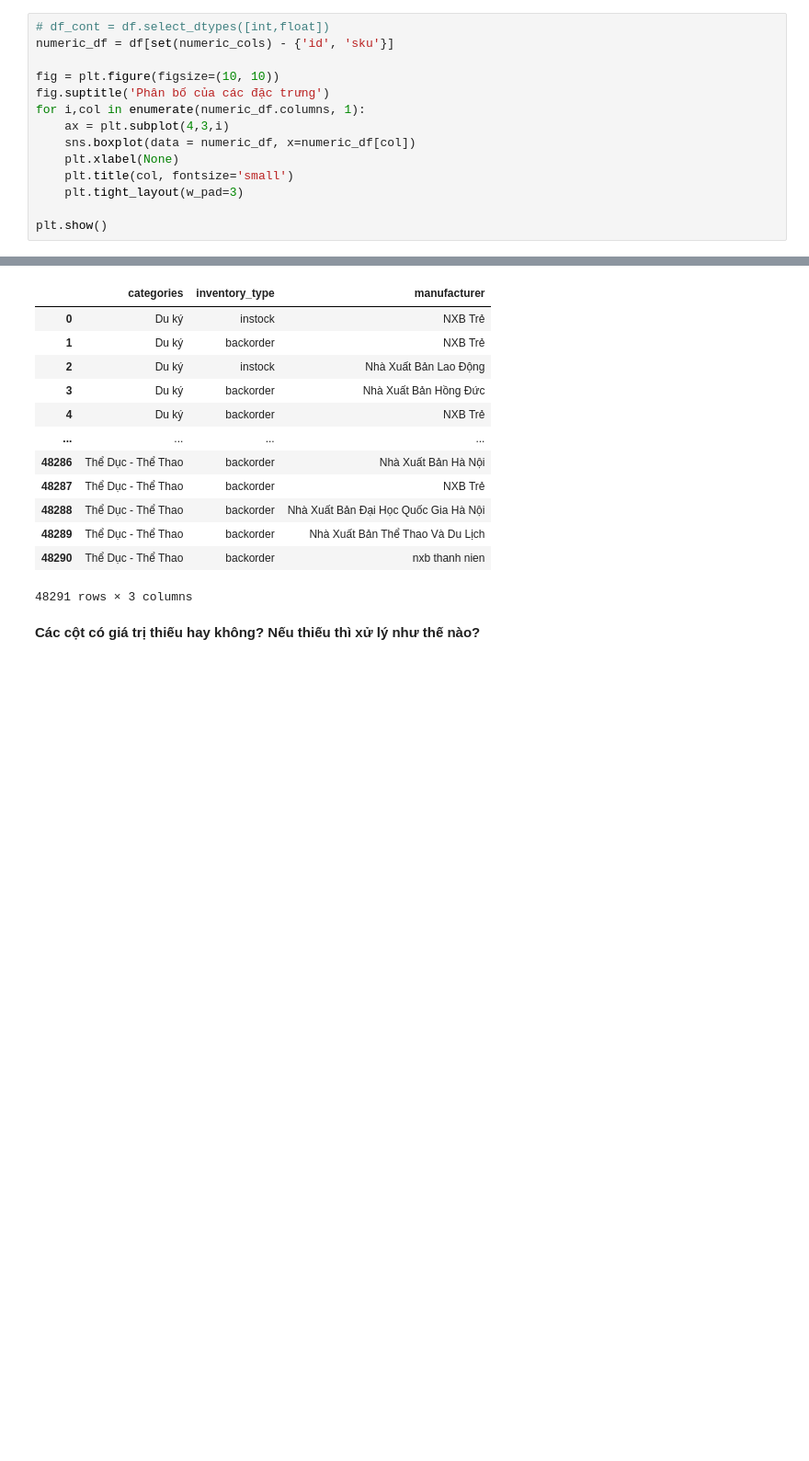
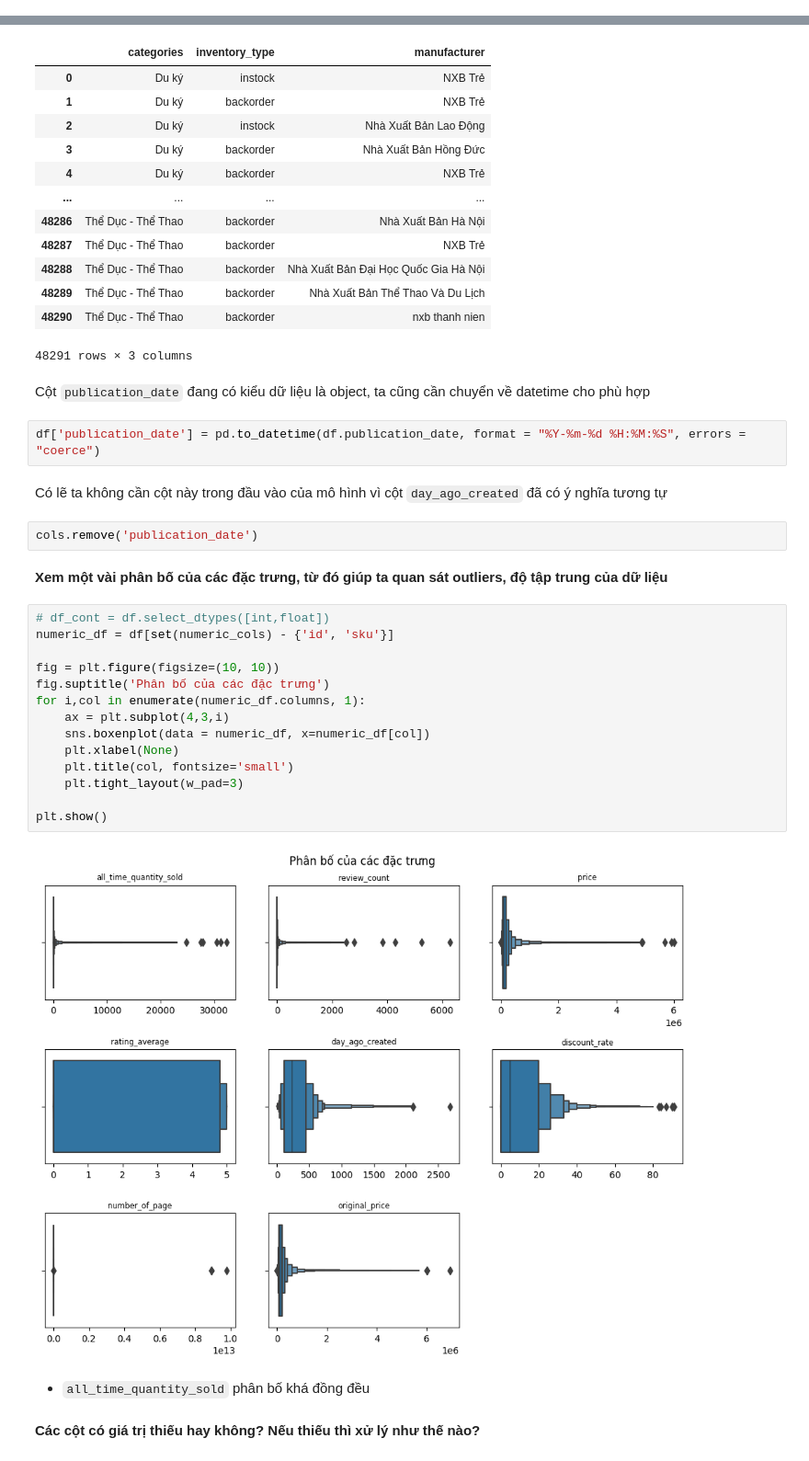
Before and after one commit to Miruku2201/NMKHDL_Final_Project, a Jupyter notebook: models.ipynb, the cells around one changed output, grey strips where cells are left out. Shown at 92% size. Saved outputs shown, nothing was run; the diff lists cells and outputs as text; blank space fills up the shorter version.

```diff
--- a/models.ipynb
+++ b/models.ipynb
@@ -69,17 +69,3 @@ nume_col_profiles_df
 | missing_ratio | 0.0 | 0.000000e+00 | 0.0 | 0.0 | 0.0 | 0.0 | 0.0 | ... |
 | min | 148562.0 | 1.000110e+12 | 0.0 | 0.0 | 0.0 | 0.0 | 0.0 | ... |
 | max | 207990688.0 | 9.999995e+12 | 6000000.0 | 6950000.0 | 91.0 | 5.0 | 6306.0 | ... |
-# %%
-# df_cont = df.select_dtypes([int,float])
-numeric_df = df[set(numeric_cols) - {'id', 'sku'}]
-
-fig = plt.figure(figsize=(10, 10))
-fig.suptitle('Phân bố của các đặc trưng')
-for i,col in enumerate(numeric_df.columns, 1):
-    ax = plt.subplot(4,3,i)
-    sns.boxplot(data = numeric_df, x=numeric_df[col])
-    plt.xlabel(None)
-    plt.title(col, fontsize='small')
-    plt.tight_layout(w_pad=3)
-
-plt.show()
@@ -187,6 +182,34 @@ df[['categories', 'inventory_type', 'manufacturer']]
 | 48289 | Thể Dục - Thể Thao | backorder | Nhà Xuất Bản Thể Thao Và Du Lịch |
 | 48290 | Thể Dục - Thể Thao | backorder | nxb thanh nien |
 48291 rows × 3 columns
+# %% [markdown]
+Cột `publication_date` đang có kiểu dữ liệu là object, ta cũng cần chuyển về datetime cho phù hợp
+# %%
+df['publication_date'] = pd.to_datetime(df.publication_date, format = "%Y-%m-%d %H:%M:%S", errors = "coerce")
+# %% [markdown]
+Có lẽ ta không cần cột này trong đầu vào của mô hình vì cột `day_ago_created` đã có ý nghĩa tương tự
+# %%
+cols.remove('publication_date')
+# %% [markdown]
+**Xem một vài phân bố của các đặc trưng, từ đó giúp ta quan sát outliers, độ tập trung của dữ liệu**
+# %%
+# df_cont = df.select_dtypes([int,float])
+numeric_df = df[set(numeric_cols) - {'id', 'sku'}]
+
+fig = plt.figure(figsize=(10, 10))
+fig.suptitle('Phân bố của các đặc trưng')
+for i,col in enumerate(numeric_df.columns, 1):
+    ax = plt.subplot(4,3,i)
+    sns.boxenplot(data = numeric_df, x=numeric_df[col])
+    plt.xlabel(None)
+    plt.title(col, fontsize='small')
+    plt.tight_layout(w_pad=3)
+
+plt.show()
+# %% [output]
+[figure, added]
+# %% [markdown]
+- `all_time_quantity_sold` phân bố khá đồng đều
 # %% [markdown]
 **Các cột có giá trị thiếu hay không? Nếu thiếu thì xử lý như thế nào?**
 # %%
```
Also changed, not shown: parts of 10 cells of this notebook.
